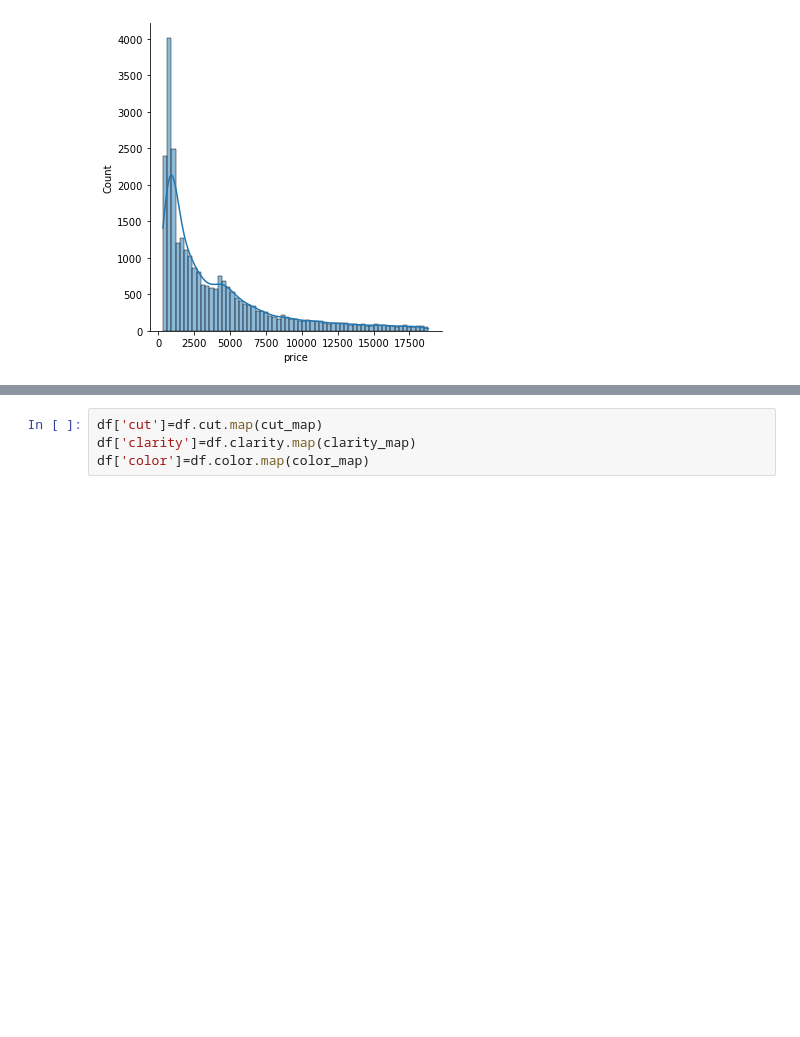
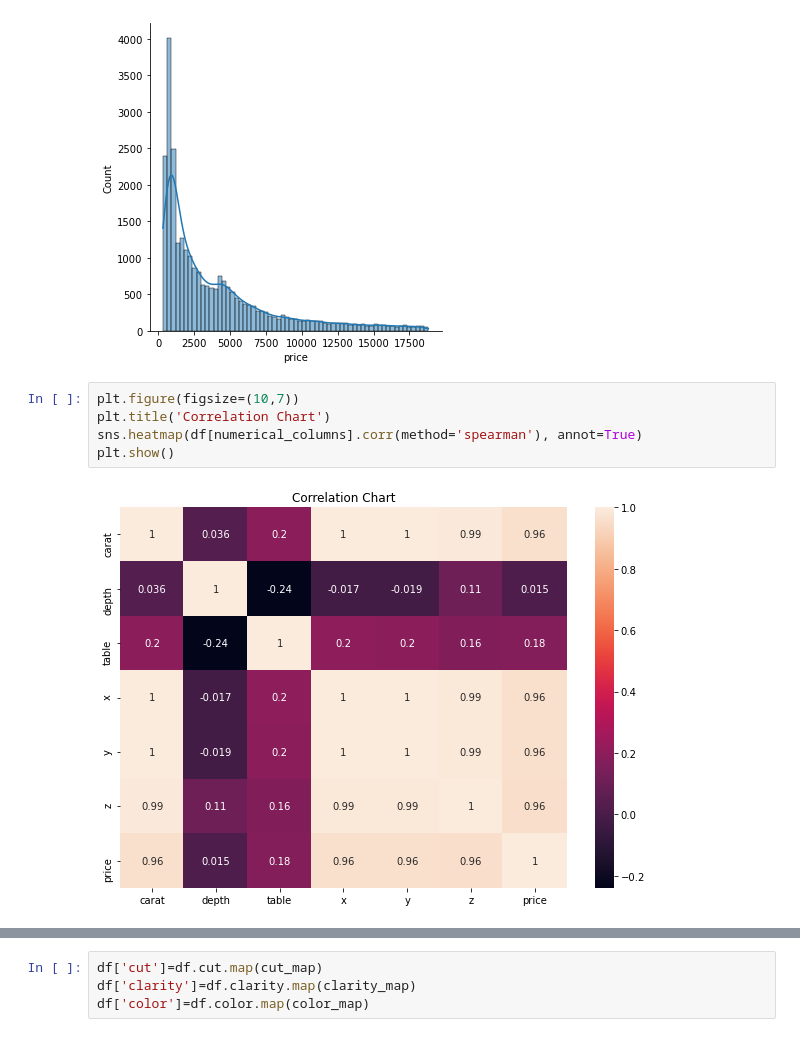
Before and after one commit to vireshrajsah/ML_End2End_Project, a Jupyter notebook: notebooks/EDA.ipynb, the cells around one changed output, grey strips where cells are left out. Drawn from its saved outputs; the diff is of its cells as text; blank space fills up the shorter version.

```diff
--- a/notebooks/EDA.ipynb
+++ b/notebooks/EDA.ipynb
@@ -157,3 +158,10 @@ Z
 [figure]
 PRICE
 [figure]
+# %%
+plt.figure(figsize=(10,7))
+plt.title('Correlation Chart')
+sns.heatmap(df[numerical_columns].corr(method='spearman'), annot=True)
+plt.show()
+# %% [output]
+[figure, added]
```
Also changed, not shown: parts of 26 cells of this notebook, 9 other files.
